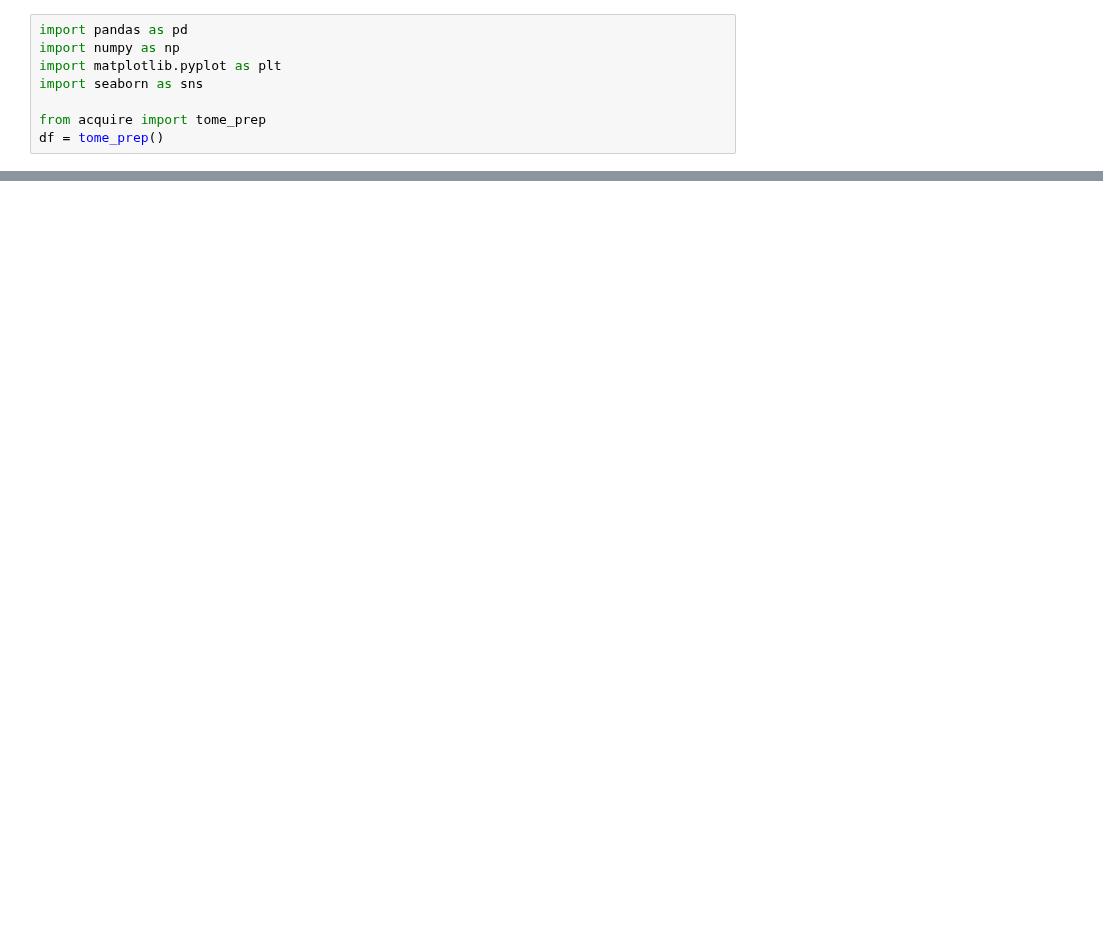
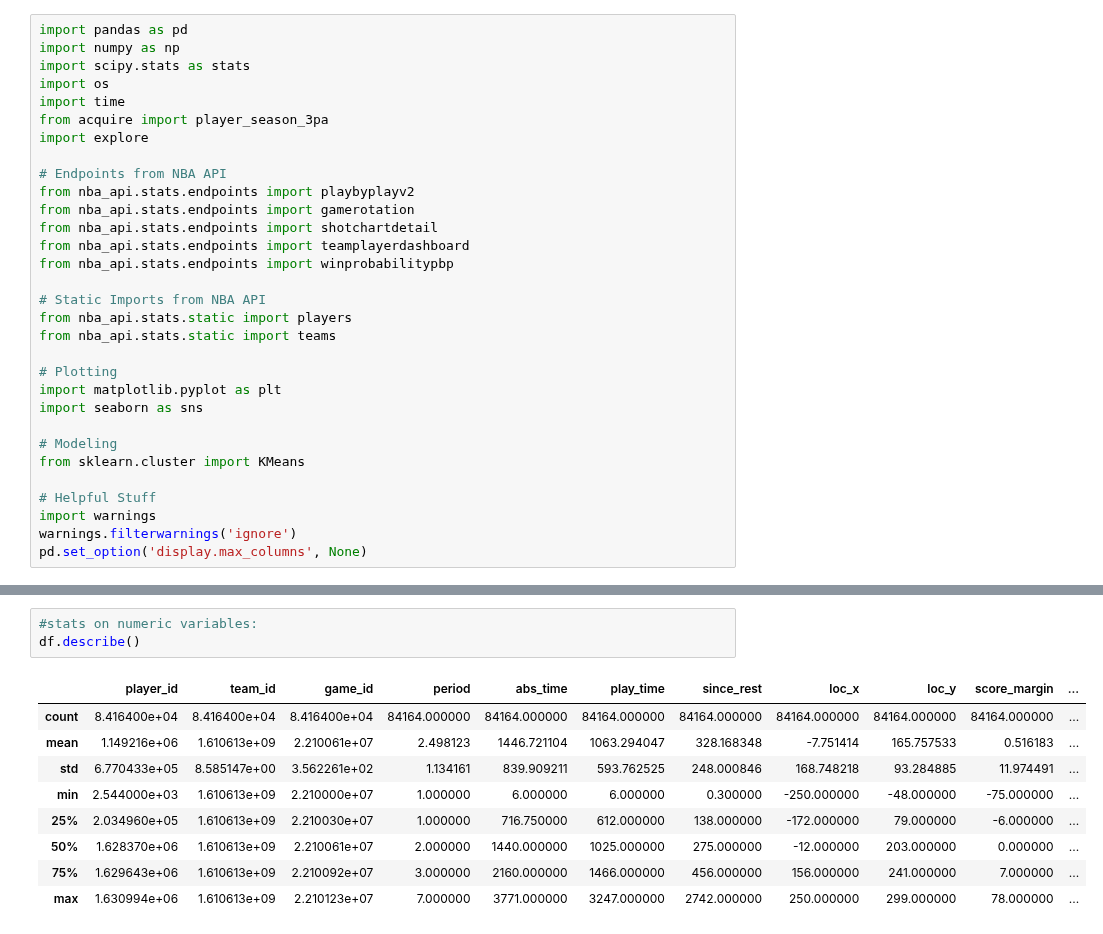
Before and after one commit to Eyring-Miller-Muriithi-capstone/shot-caller-for-ballers, a Jupyter notebook: Notebooks/Jen/Explore_main.ipynb, the cells around one changed output, grey strips where cells are left out. Saved outputs shown, nothing was run; the diff lists cells and outputs as text; blank space fills up the shorter version.

```diff
--- a/Notebooks/Jen/Explore_main.ipynb
+++ b/Notebooks/Jen/Explore_main.ipynb
@@ -1,8 +1,31 @@
 # %%
 import pandas as pd
 import numpy as np
+import scipy.stats as stats
+import os
+import time
+from acquire import player_season_3pa
+import explore
+
+# Endpoints from NBA API
+from nba_api.stats.endpoints import playbyplayv2
+from nba_api.stats.endpoints import gamerotation
+from nba_api.stats.endpoints import shotchartdetail
+from nba_api.stats.endpoints import teamplayerdashboard
+from nba_api.stats.endpoints import winprobabilitypbp
+
+# Static Imports from NBA API
+from nba_api.stats.static import players
+from nba_api.stats.static import teams
+
+# Plotting
 import matplotlib.pyplot as plt
 import seaborn as sns
 
-from acquire import tome_prep
-df = tome_prep()
+# Modeling
+from sklearn.cluster import KMeans
+
+# Helpful Stuff
+import warnings
+warnings.filterwarnings('ignore')
+pd.set_option('display.max_columns', None)
@@ -10,0 +57,13 @@ KeyError: "['win_prob'] not found in axis"
+# %%
+#stats on numeric variables:
+df.describe()
+# %% [output]
+|  | player_id | team_id | game_id | period | abs_time | play_time | since_rest | loc_x | loc_y | score_margin | ... |
+| count | 8.416400e+04 | 8.416400e+04 | 8.416400e+04 | 84164.000000 | 84164.000000 | 84164.000000 | 84164.000000 | 84164.000000 | 84164.000000 | 84164.000000 | ... |
+| mean | 1.149216e+06 | 1.610613e+09 | 2.210061e+07 | 2.498123 | 1446.721104 | 1063.294047 | 328.168348 | -7.751414 | 165.757533 | 0.516183 | ... |
+| std | 6.770433e+05 | 8.585147e+00 | 3.562261e+02 | 1.134161 | 839.909211 | 593.762525 | 248.000846 | 168.748218 | 93.284885 | 11.974491 | ... |
+| min | 2.544000e+03 | 1.610613e+09 | 2.210000e+07 | 1.000000 | 6.000000 | 6.000000 | 0.300000 | -250.000000 | -48.000000 | -75.000000 | ... |
+| 25% | 2.034960e+05 | 1.610613e+09 | 2.210030e+07 | 1.000000 | 716.750000 | 612.000000 | 138.000000 | -172.000000 | 79.000000 | -6.000000 | ... |
+| 50% | 1.628370e+06 | 1.610613e+09 | 2.210061e+07 | 2.000000 | 1440.000000 | 1025.000000 | 275.000000 | -12.000000 | 203.000000 | 0.000000 | ... |
+| 75% | 1.629643e+06 | 1.610613e+09 | 2.210092e+07 | 3.000000 | 2160.000000 | 1466.000000 | 456.000000 | 156.000000 | 241.000000 | 7.000000 | ... |
+| max | 1.630994e+06 | 1.610613e+09 | 2.210123e+07 | 7.000000 | 3771.000000 | 3247.000000 | 2742.000000 | 250.000000 | 299.000000 | 78.000000 | ... |
```
Also changed, not shown: parts of 39 cells of this notebook.
